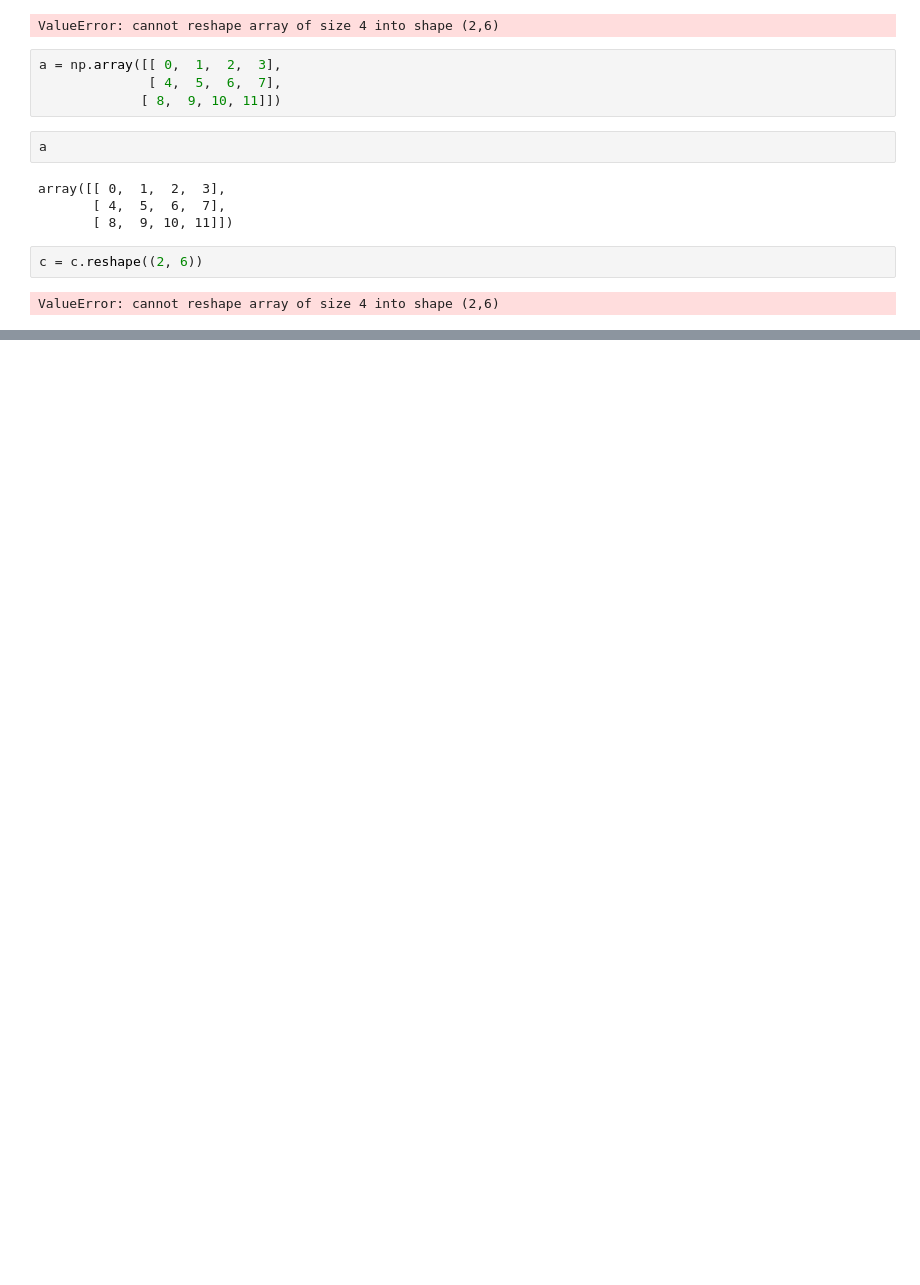
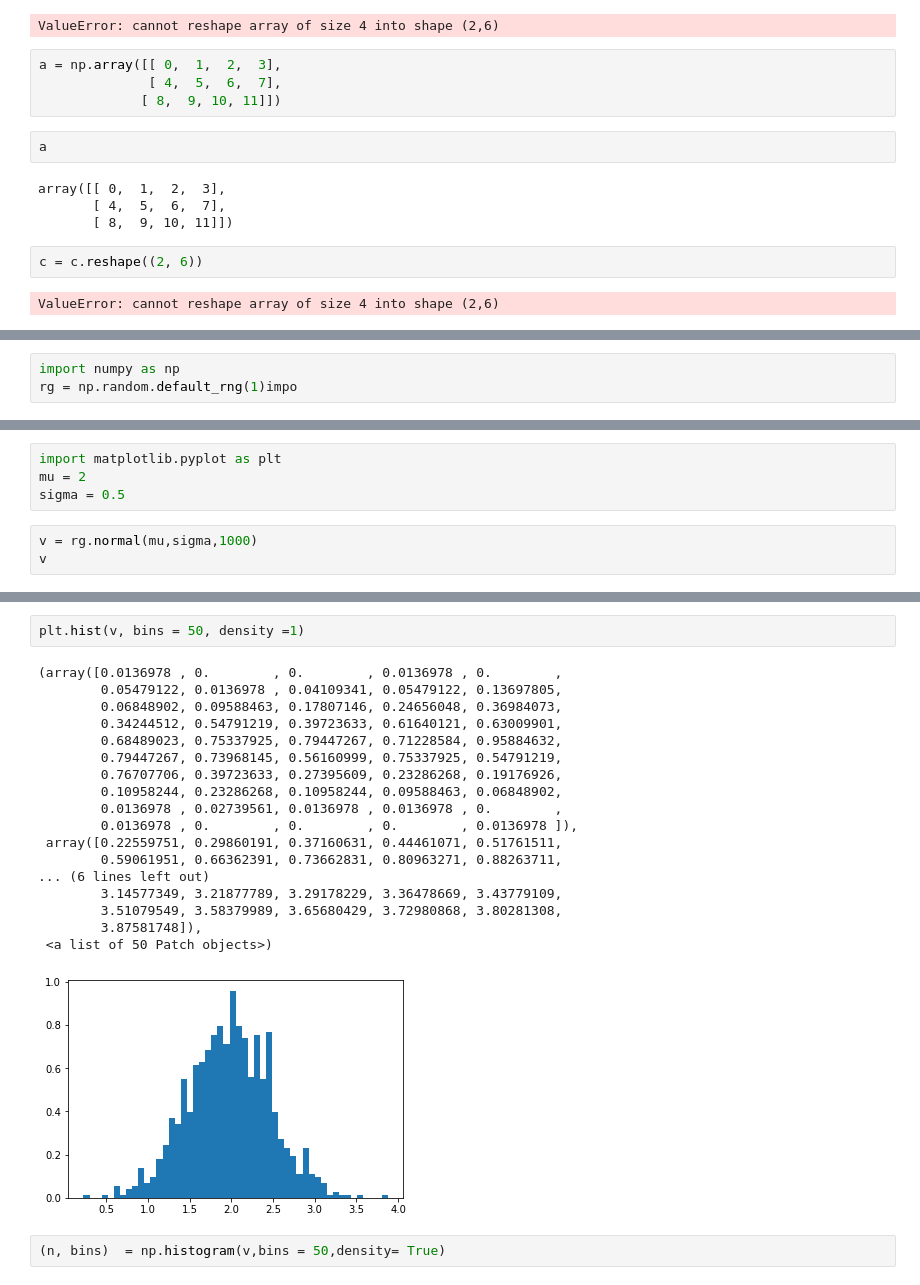
Before and after one commit to saishdesai23/ML-projects, a Jupyter notebook: Libraries/Numpy/Numpy.ipynb, the cells around one changed output, grey strips where cells are left out. Saved outputs shown, nothing was run; the diff lists cells and outputs as text; blank space fills up the shorter version.

```diff
--- a/Libraries/Numpy/Numpy.ipynb
+++ b/Libraries/Numpy/Numpy.ipynb
@@ -812,0 +1200,3 @@ ValueError: cannot reshape array of size 4 into shape (2,6)
+# %%
+import numpy as np
+rg = np.random.default_rng(1)impo
@@ -812,0 +1205,7 @@ ValueError: cannot reshape array of size 4 into shape (2,6)
+# %%
+import matplotlib.pyplot as plt
+mu = 2
+sigma = 0.5
+# %%
+v = rg.normal(mu,sigma,1000)
+v
@@ -812,0 +1230,23 @@ ValueError: cannot reshape array of size 4 into shape (2,6)
+# %%
+plt.hist(v, bins = 50, density =1)
+# %% [output]
+(array([0.0136978 , 0.        , 0.        , 0.0136978 , 0.        ,
+        0.05479122, 0.0136978 , 0.04109341, 0.05479122, 0.13697805,
+        0.06848902, 0.09588463, 0.17807146, 0.24656048, 0.36984073,
+        0.34244512, 0.54791219, 0.39723633, 0.61640121, 0.63009901,
+        0.68489023, 0.75337925, 0.79447267, 0.71228584, 0.95884632,
+        0.79447267, 0.73968145, 0.56160999, 0.75337925, 0.54791219,
+        0.76707706, 0.39723633, 0.27395609, 0.23286268, 0.19176926,
+        0.10958244, 0.23286268, 0.10958244, 0.09588463, 0.06848902,
+        0.0136978 , 0.02739561, 0.0136978 , 0.0136978 , 0.        ,
+        0.0136978 , 0.        , 0.        , 0.        , 0.0136978 ]),
+ array([0.22559751, 0.29860191, 0.37160631, 0.44461071, 0.51761511,
+        0.59061951, 0.66362391, 0.73662831, 0.80963271, 0.88263711,
+... (6 lines left out)
+        3.14577349, 3.21877789, 3.29178229, 3.36478669, 3.43779109,
+        3.51079549, 3.58379989, 3.65680429, 3.72980868, 3.80281308,
+        3.87581748]),
+ <a list of 50 Patch objects>)
+[figure, added]
+# %%
+(n, bins)  = np.histogram(v,bins = 50,density= True)
```
Also changed, not shown: parts of 78 cells of this notebook.
